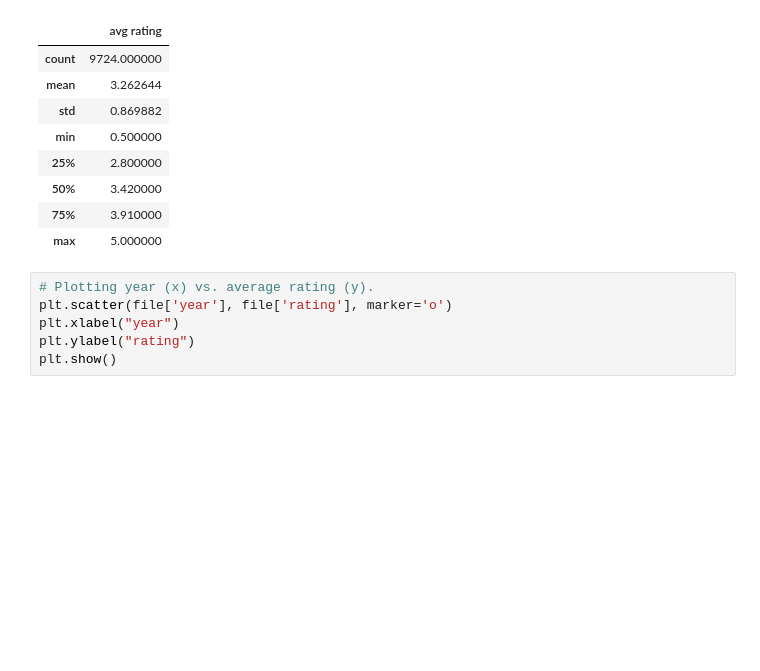
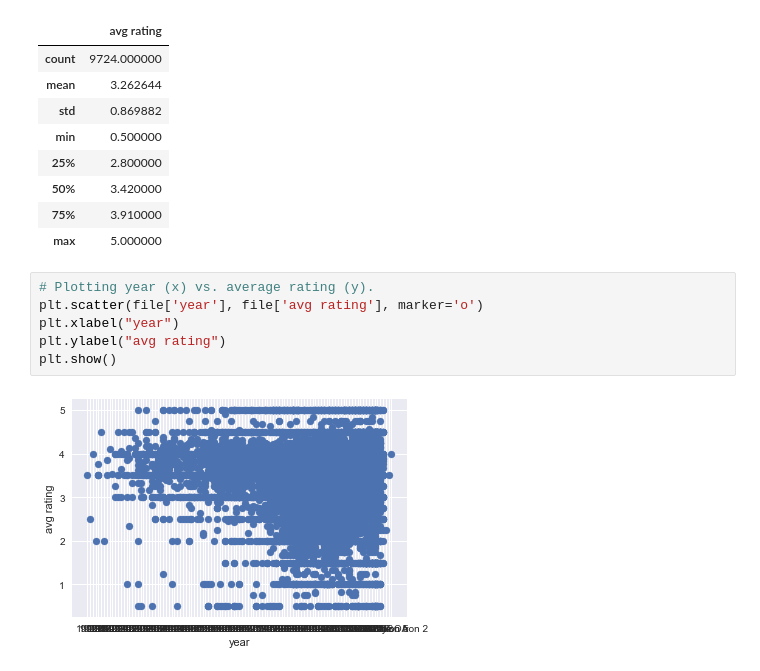
Before and after one commit to Keareys/MSBA327, a Jupyter notebook: code/eda/EDA.ipynb, the cells around one changed output. Drawn from its saved outputs; the diff is of its cells as text; blank space fills up the shorter version.

```diff
--- a/code/eda/EDA.ipynb
+++ b/code/eda/EDA.ipynb
@@ -55,10 +55,12 @@ file.describe()
 | max | 5.000000 |
 # %%
 # Plotting year (x) vs. average rating (y).
-plt.scatter(file['year'], file['rating'], marker='o')
+plt.scatter(file['year'], file['avg rating'], marker='o')
 plt.xlabel("year")
-plt.ylabel("rating")
+plt.ylabel("avg rating")
 plt.show()
+# %% [output]
+[figure, added]
 # %%
 #Grouping data by category genres
 file.groupby(['genres']).count()
```
Also changed, not shown: parts of 1 cell of this notebook, 1 other file.
